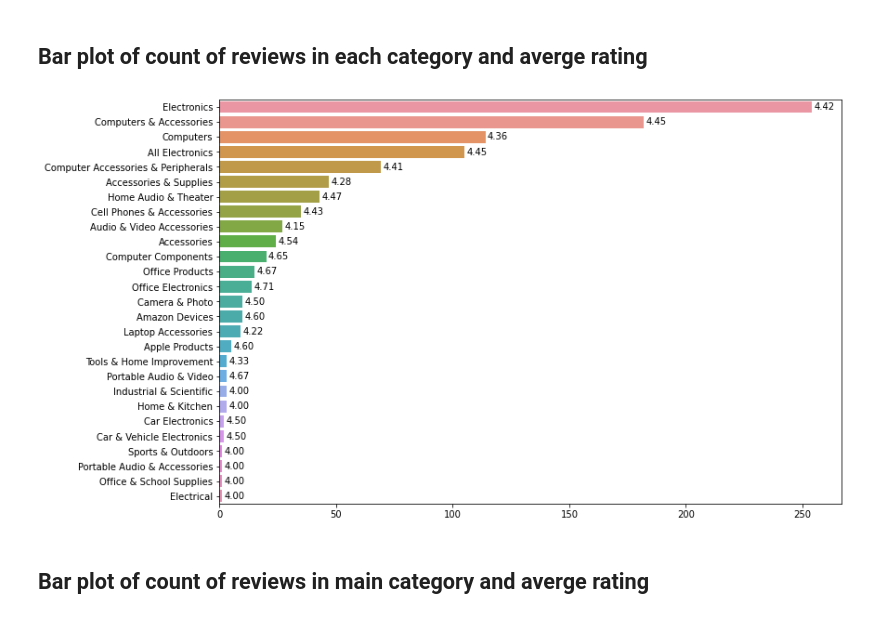
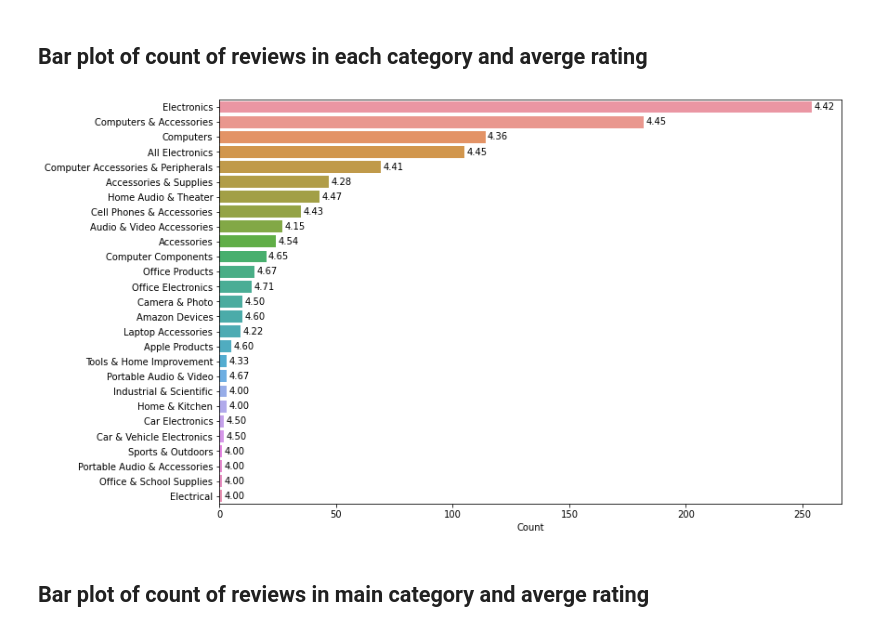
Before and after one commit to ss-github-code/capstone_recsys, a Jupyter notebook: data_preparation/eda.ipynb, the cells around one changed output. Saved outputs shown, nothing was run; the diff lists cells and outputs as text; code cells hidden in the pictures.

```diff
--- a/data_preparation/eda.ipynb
+++ b/data_preparation/eda.ipynb
@@ -120,17 +120,18 @@ df_tmp.columns=['count', 'avg rating']
 # %%
 f, ax = plt.subplots(figsize=(12, 8))
 
 sns.barplot(y=df_tmp.index.values, x=df_tmp['count'].values, orient='h')
+ax.set(xlabel='Count')
 for i, p in enumerate(ax.patches):
     width = p.get_width()    # get bar length
     ax.text(width + 1,       # set the text at 1 unit right of the bar
             p.get_y() + p.get_height() / 2, # get Y coordinate + X coordinate / 2
             '{:1.2f}'.format(df_tmp.iloc[i]['avg rating']), # set variable to display, 2 decimals
             ha = 'left',   # horizontal alignment
             va = 'center')  # vertical alignment
 f.savefig('/home/shiv/Downloads/hist_all_cat.png', facecolor='white')
 # %% [output]
-[figure, old version]
+[figure, new version]
 # %% [markdown]
 ## Bar plot of count of reviews in main category and averge rating
 # %%
```
Also changed, not shown: parts of 1 cell of this notebook, 11 other files.
